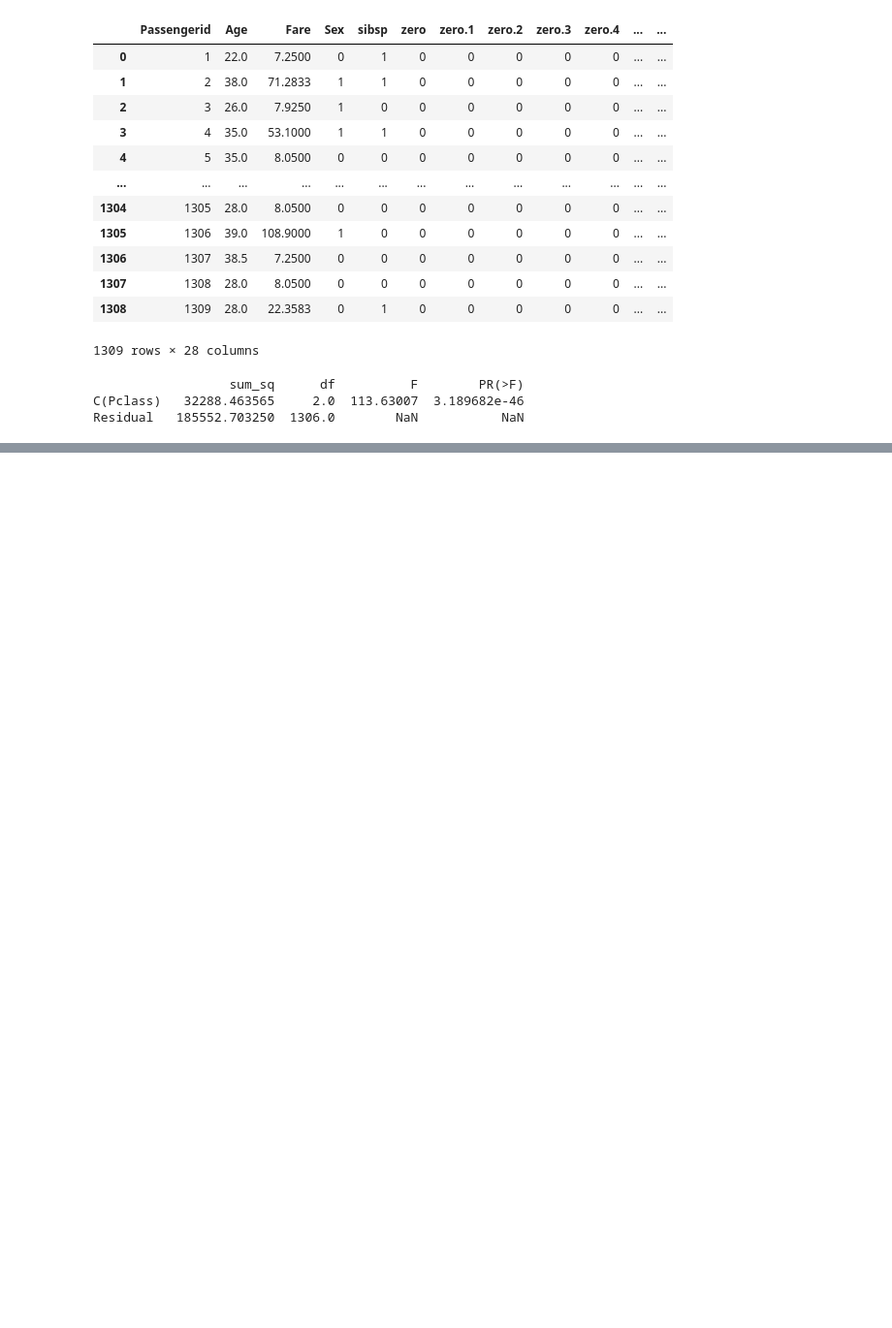
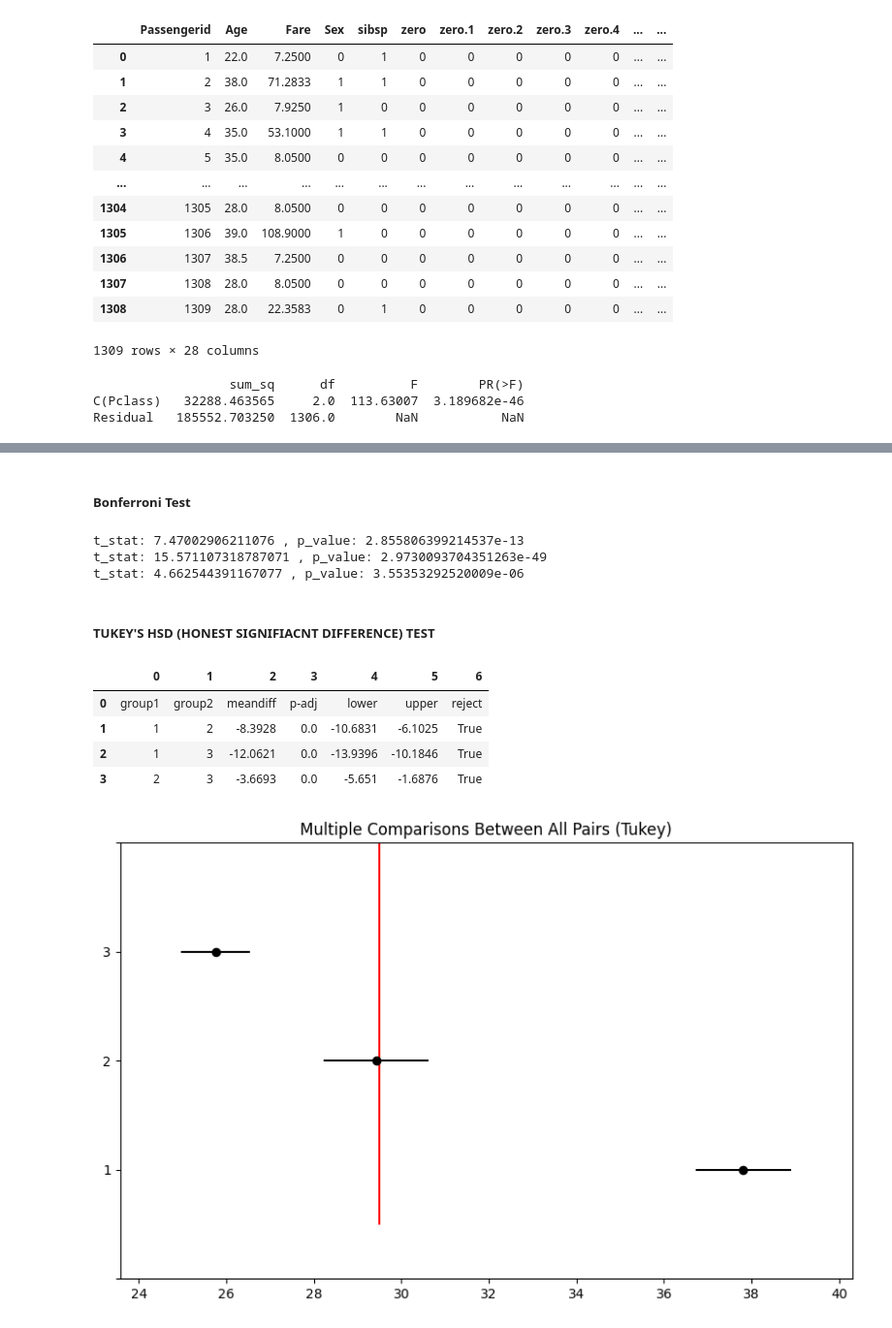
Before and after one commit to rishi0282/Data-Science, a Jupyter notebook: DEEP LEARNING/t-value.ipynb, the cells around one changed output, grey strips where cells are left out. Shown at 97% size. Saved outputs shown, nothing was run; the diff lists cells and outputs as text; code cells hidden in the pictures; blank space fills up the shorter version.

```diff
--- a/DEEP LEARNING/t-value.ipynb
+++ b/DEEP LEARNING/t-value.ipynb
@@ -503,0 +513,17 @@ Residual   185552.703250  1306.0        NaN           NaN
+# %% [markdown]
+##### Bonferroni Test
+# %%
+# BONFERRONI CORRECTION TEST:
+
+from scipy.stats import ttest_ind
+
+pairs = [('1','2'),('1','3'),('2','3')]
+for i in pairs:
+    pclass_a = dataset[dataset['Pclass']==int(i[0])]['Age'].dropna()
+    pclass_b = dataset[dataset['Pclass']==int(i[1])]['Age'].dropna()
+    t_stat, p_value = ttest_ind(pclass_a,pclass_b)
+    print(f"t_stat: {t_stat} , p_value: {p_value}")
+# %% [output]
+t_stat: 7.47002906211076 , p_value: 2.855806399214537e-13
+t_stat: 15.571107318787071 , p_value: 2.9730093704351263e-49
+t_stat: 4.662544391167077 , p_value: 3.55353292520009e-06
@@ -503,0 +541,17 @@ Residual   185552.703250  1306.0        NaN           NaN
+# %% [markdown]
+##### TUKEY'S HSD (HONEST SIGNIFIACNT DIFFERENCE) TEST
+# %%
+from statsmodels.stats.multicomp import pairwise_tukeyhsd
+import matplotlib.pyplot as plt
+
+tukey = pairwise_tukeyhsd(endog = dataset['Age'],groups = dataset['Pclass'],alpha = 0.05)
+tukey.plot_simultaneous()
+plt.vlines(x = np.mean(dataset['Age']),ymin = -0.5,ymax = 4.5,color = 'red')
+pd.DataFrame(tukey.summary())
+# %% [output]
+|  | 0 | 1 | 2 | 3 | 4 | 5 | 6 |
+| 0 | group1 | group2 | meandiff | p-adj | lower | upper | reject |
+| 1 | 1 | 2 | -8.3928 | 0.0 | -10.6831 | -6.1025 | True |
+| 2 | 1 | 3 | -12.0621 | 0.0 | -13.9396 | -10.1846 | True |
+| 3 | 2 | 3 | -3.6693 | 0.0 | -5.651 | -1.6876 | True |
+[figure, added]
```
Also changed, not shown: parts of 4 cells of this notebook.
